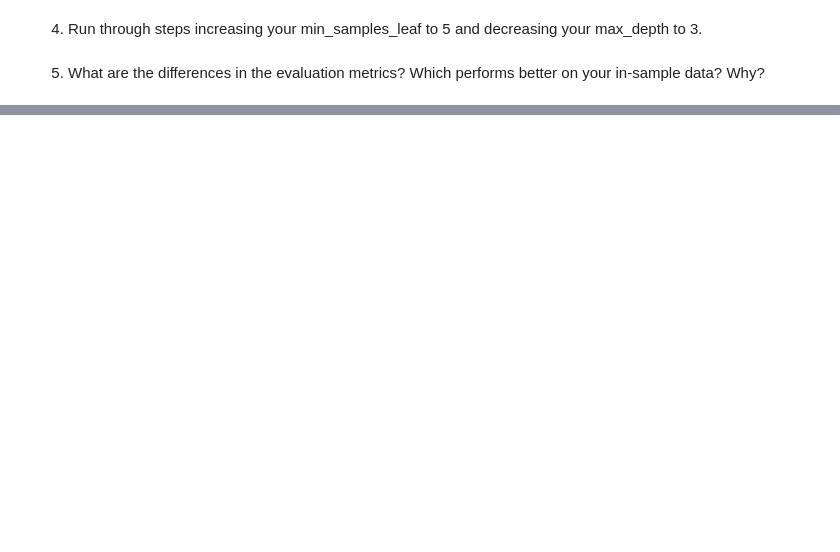
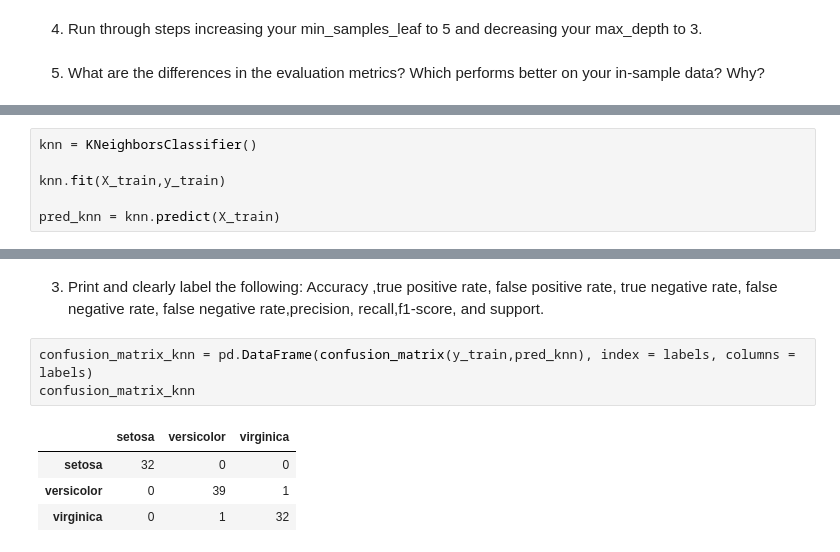
Before and after one commit to Tim-Sotirhos/ds-methodologies-exercises, a Jupyter notebook: classification/model.ipynb, the cells around one changed output, grey strips where cells are left out. Drawn from its saved outputs; the diff is of its cells as text; blank space fills up the shorter version.

```diff
--- a/classification/model.ipynb
+++ b/classification/model.ipynb
@@ -650,0 +561,6 @@ array([1., 1., 1.])
+# %%
+knn = KNeighborsClassifier()
+
+knn.fit(X_train,y_train)
+
+pred_knn = knn.predict(X_train)
@@ -650,0 +590,10 @@ array([1., 1., 1.])
+# %% [markdown]
+3. Print and clearly label the following: Accuracy ,true positive rate, false positive rate, true negative rate, false negative rate, false negative rate,precision, recall,f1-score, and support.
+# %%
+confusion_matrix_knn = pd.DataFrame(confusion_matrix(y_train,pred_knn), index = labels, columns = labels)
+confusion_matrix_knn
+# %% [output]
+|  | setosa | versicolor | virginica |
+| setosa | 32 | 0 | 0 |
+| versicolor | 0 | 39 | 1 |
+| virginica | 0 | 1 | 32 |
```
Also changed, not shown: parts of 40 cells of this notebook.
